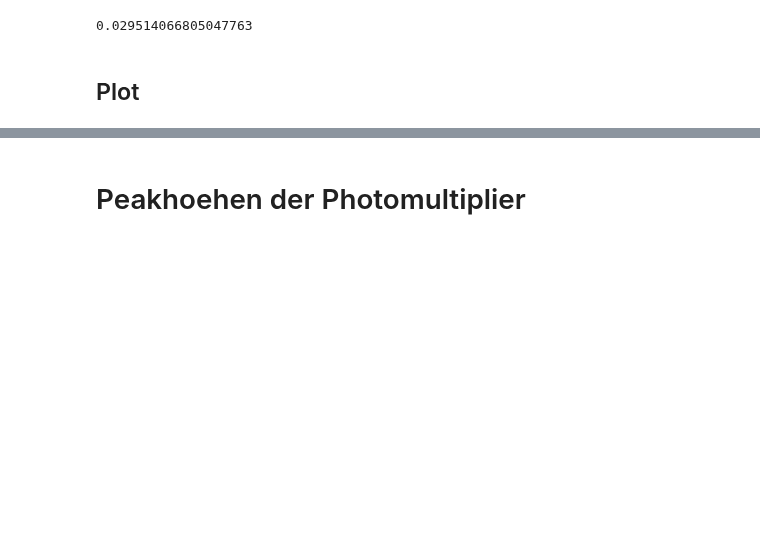
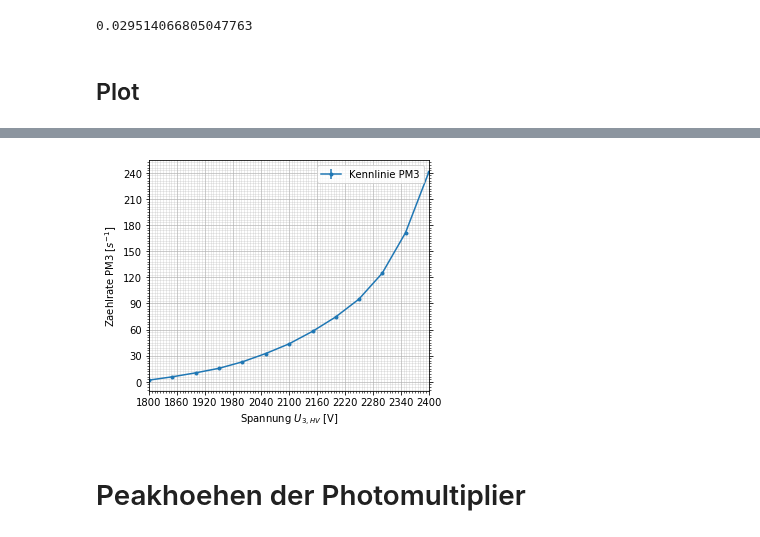
Before and after one commit to vale981/fpraktikum, a Jupyter notebook: LM/auswertung/Untitled.ipynb, the cells around one changed output, grey strips where cells are left out. Drawn from its saved outputs; the diff is of its cells as text; code cells hidden in the pictures; blank space fills up the shorter version.

```diff
--- a/LM/auswertung/Untitled.ipynb
+++ b/LM/auswertung/Untitled.ipynb
@@ -38,3 +42,16 @@ save_fig(fig, 'kennlinie_pm3', 'vorversuch')
+# %%
+fig, ax = set_up_plot()
+calib = pd.read_excel('../messungen/vorversuch_kennlinnien.xlsx',
+                      sheet_name='Kennl')
+ax.set_xlabel('Spannung $U_{3,HV}$ [V]')
+ax.set_ylabel('Zaehlrate PM3 [$s^{-1}$]')
+ax.errorbar(calib['U/V'], calib["N3"]/T, yerr=np.sqrt(calib["N3"])/T,
+            marker='.', label='Kennlinie PM3')
+ax.legend()
+ax.set_xlim([calib['U/V'].min(), calib['U/V'].max()])
+save_fig(fig, 'kennlinie_pm3', 'vorversuch')
+# %% [output]
+[figure, added]
 # %% [markdown]
 # Peakhoehen der Photomultiplier
 # %%
```
Also changed, not shown: parts of 1 cell of this notebook, 4 other files.
